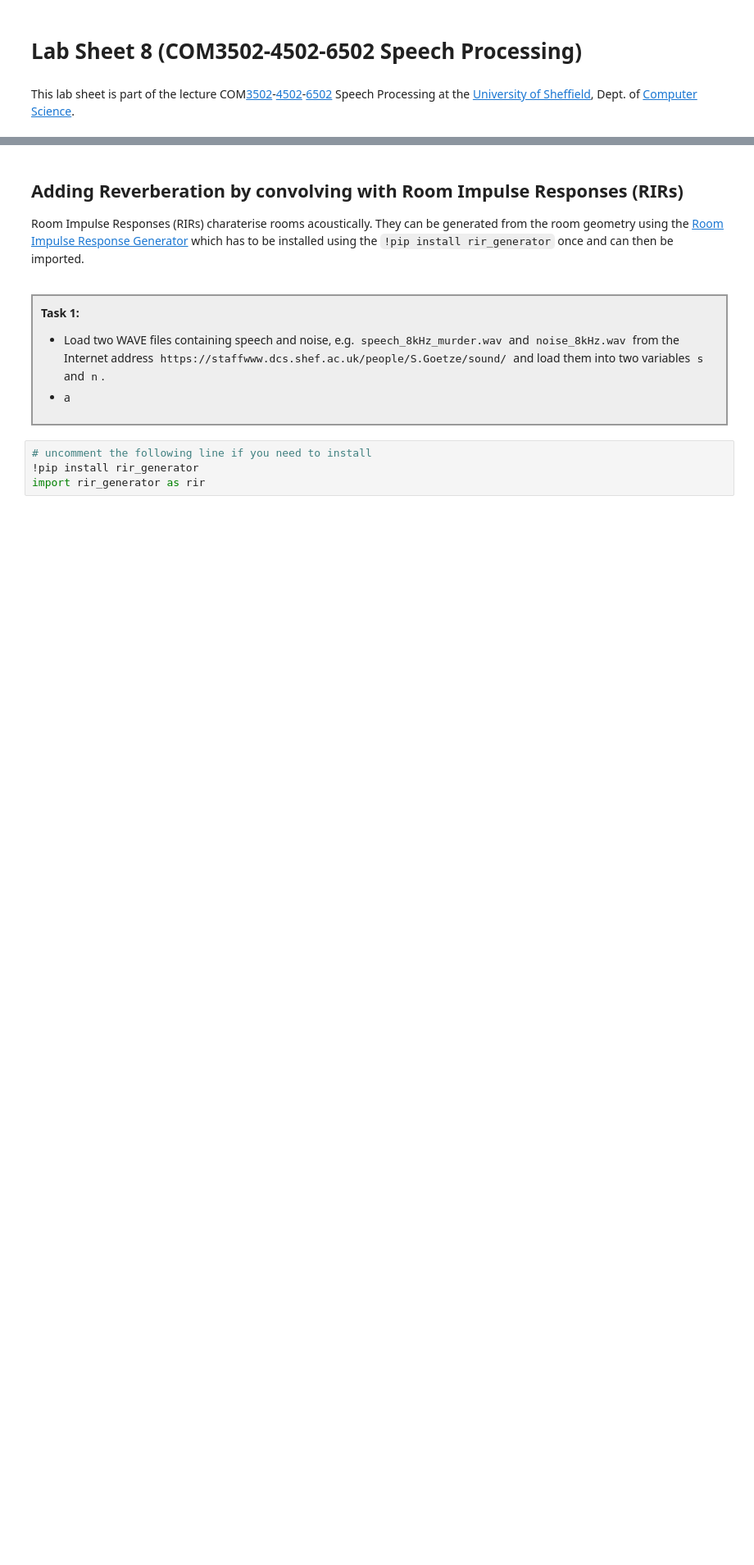
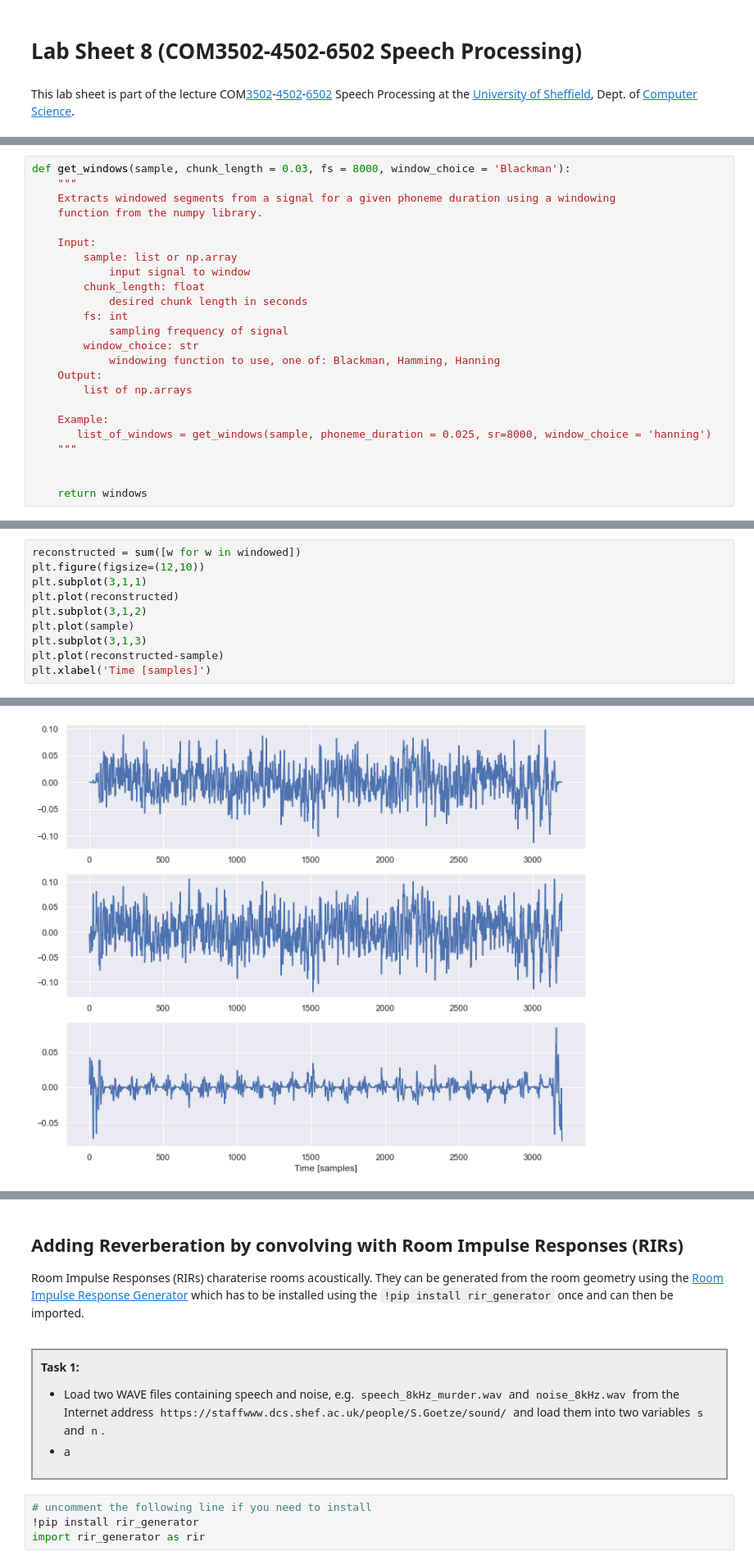
Before and after one commit to sap-shef/SpeechProcesssingLab, a Jupyter notebook: Lab-Sheets/Lab-Sheet-8.ipynb, the cells around one changed output, grey strips where cells are left out. Shown at 82% size. Drawn from its saved outputs; the diff is of its cells as text; blank space fills up the shorter version.

```diff
--- a/Lab-Sheets/Lab-Sheet-8.ipynb
+++ b/Lab-Sheets/Lab-Sheet-8.ipynb
@@ -32,0 +197,24 @@ Please put questions, comments and correction suggestions in the [Blackboard](ht
+# %%
+def get_windows(sample, chunk_length = 0.03, fs = 8000, window_choice = 'Blackman'):
+    """
+    Extracts windowed segments from a signal for a given phoneme duration using a windowing
+    function from the numpy library.
+
+    Input:
+        sample: list or np.array
+            input signal to window
+        chunk_length: float
+            desired chunk length in seconds
+        fs: int
+            sampling frequency of signal
+        window_choice: str
+            windowing function to use, one of: Blackman, Hamming, Hanning
+    Output:
+        list of np.arrays
+
+    Example:
+       list_of_windows = get_windows(sample, phoneme_duration = 0.025, sr=8000, window_choice = 'hanning')
+    """
+
+
+    return windows
@@ -32,0 +290,11 @@ Please put questions, comments and correction suggestions in the [Blackboard](ht
+# %%
+reconstructed = sum([w for w in windowed])
+plt.figure(figsize=(12,10))
+plt.subplot(3,1,1)
+plt.plot(reconstructed)
+plt.subplot(3,1,2)
+plt.plot(sample)
+plt.subplot(3,1,3)
+plt.plot(reconstructed-sample)
+plt.xlabel('Time [samples]')
+# %% [output]
@@ -32,0 +302 @@ Please put questions, comments and correction suggestions in the [Blackboard](ht
+[figure, added]
```
Also changed, not shown: parts of 32 cells of this notebook.
